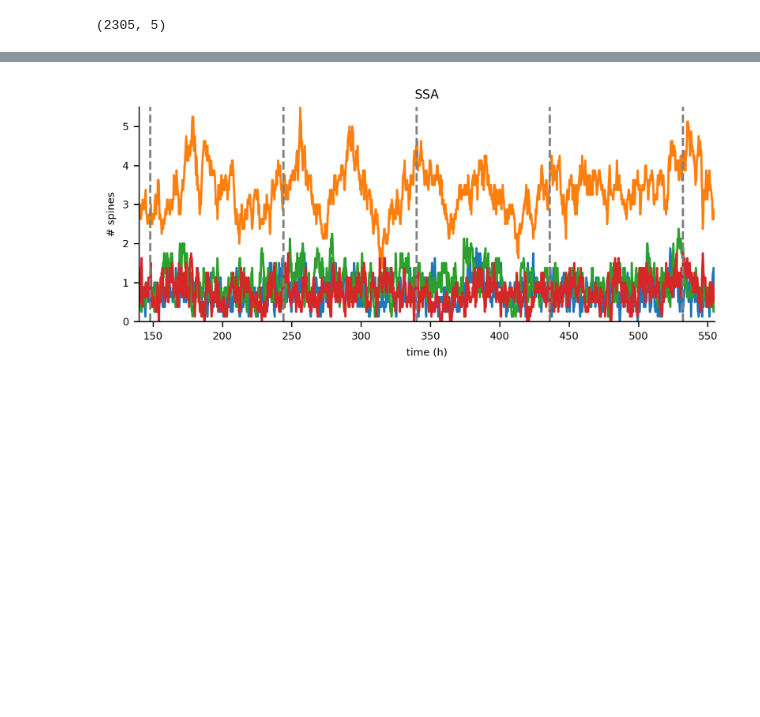
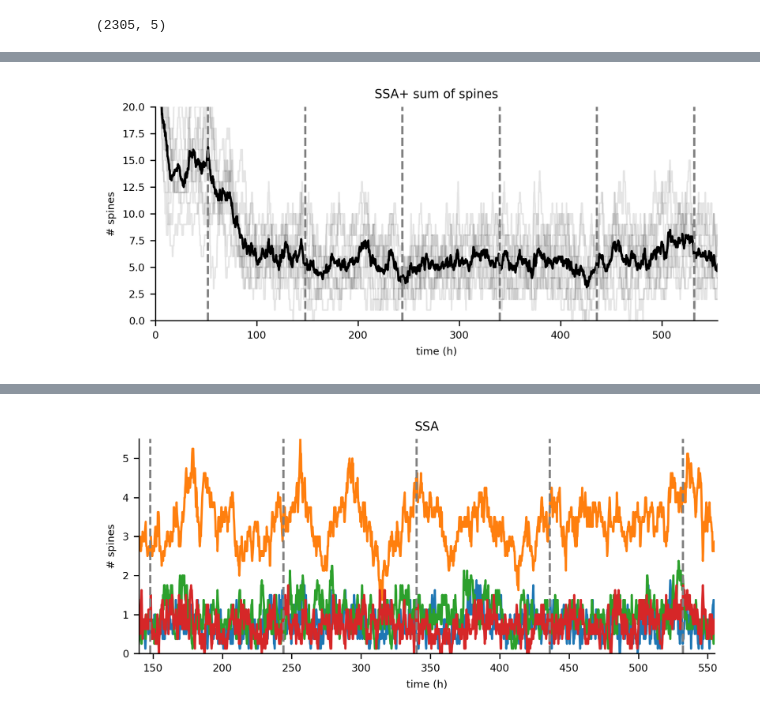
Before and after one commit to dylanmmartins/spine-population-modeling, a Jupyter notebook: ssa_plus_spines.ipynb, the cells around one changed output, grey strips where cells are left out. Cells and saved outputs as stored; diff of their text form; code cells hidden in the pictures; blank space fills up the shorter version.

```diff
--- a/ssa_plus_spines.ipynb
+++ b/ssa_plus_spines.ipynb
@@ -112,3 +110,52 @@ fig.savefig('model_runs_x8.svg')
+# %%
+averages = np.zeros([
+    np.size(res_list[0],0),
+    8
+])
+
+fig, ax = plt.subplots(1, 1, dpi=300, figsize=(6,2.75))
+for i in range(8):
+    res_gillespie_plus = res_list[i]
+    ax.plot(
+        res_gillespie_plus[:,0],
+        np.sum([
+            res_gillespie_plus[:,1],
+            res_gillespie_plus[:,2],
+            res_gillespie_plus[:,3],
+            res_gillespie_plus[:,4]
+        ], axis=0),
+        label='F', lw=1, color='k', alpha=0.1
+    )
+
+    averages[:,i] = np.sum([
+        res_gillespie_plus[:,1],
+        res_gillespie_plus[:,2],
+        res_gillespie_plus[:,3],
+        res_gillespie_plus[:,4]
+    ], axis=0)
+
+ax.plot(res_gillespie_plus[:,0], np.nanmean(averages[:,:], 1), color='k')
+# ax.plot(res_gillespie_plus[:,0], np.nanmean(averages[:,1,:], 1), color='tab:green')
+# ax.plot(res_gillespie_plus[:,0], np.nanmean(averages[:,2,:], 1), color='tab:orange')
+# ax.plot(res_gillespie_plus[:,0], np.nanmean(averages[:,3,:], 1), color='tab:red')
+
+ax.vlines(
+    res_gillespie_plus[:,0][np.argwhere(res_gillespie_plus[:,0]%96==52).T],
+    0,
+    20,
+    ls='--',
+    color='gray'
+)
+
+ax.set_ylim([0,20])
+ax.set_xlim([0,555])
+ax.set_xlabel('time (h)')
+ax.set_ylabel('# spines')
+ax.set_title('SSA+ sum of spines')
+fig.tight_layout()
+fig.savefig('spine_sums_ssaplus.svg')
+# %% [output]
+[figure, added]
 # %%
 averages = np.zeros([
     np.size(res_list[0],0),
```
Also changed, not shown: parts of 10 cells of this notebook, 9 other files.
